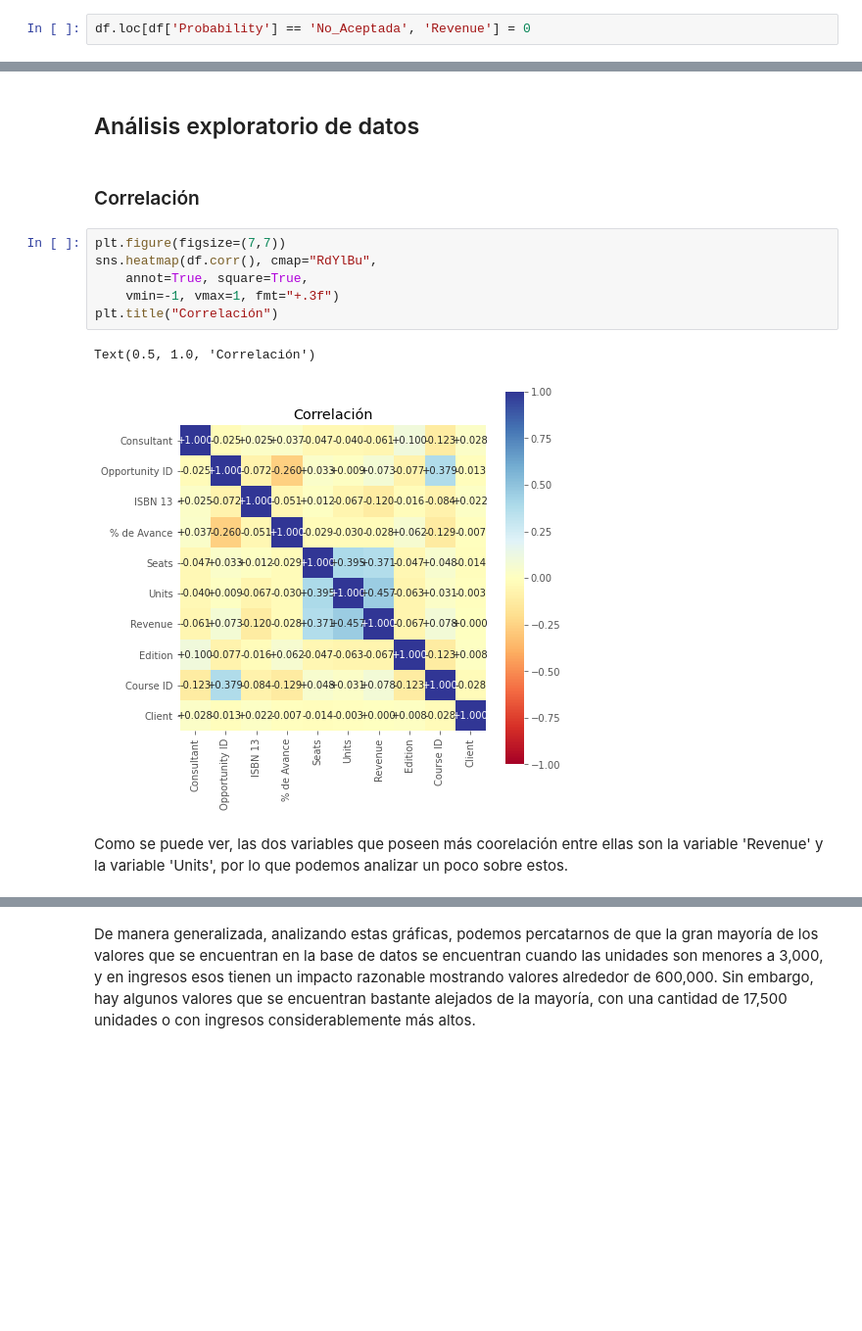
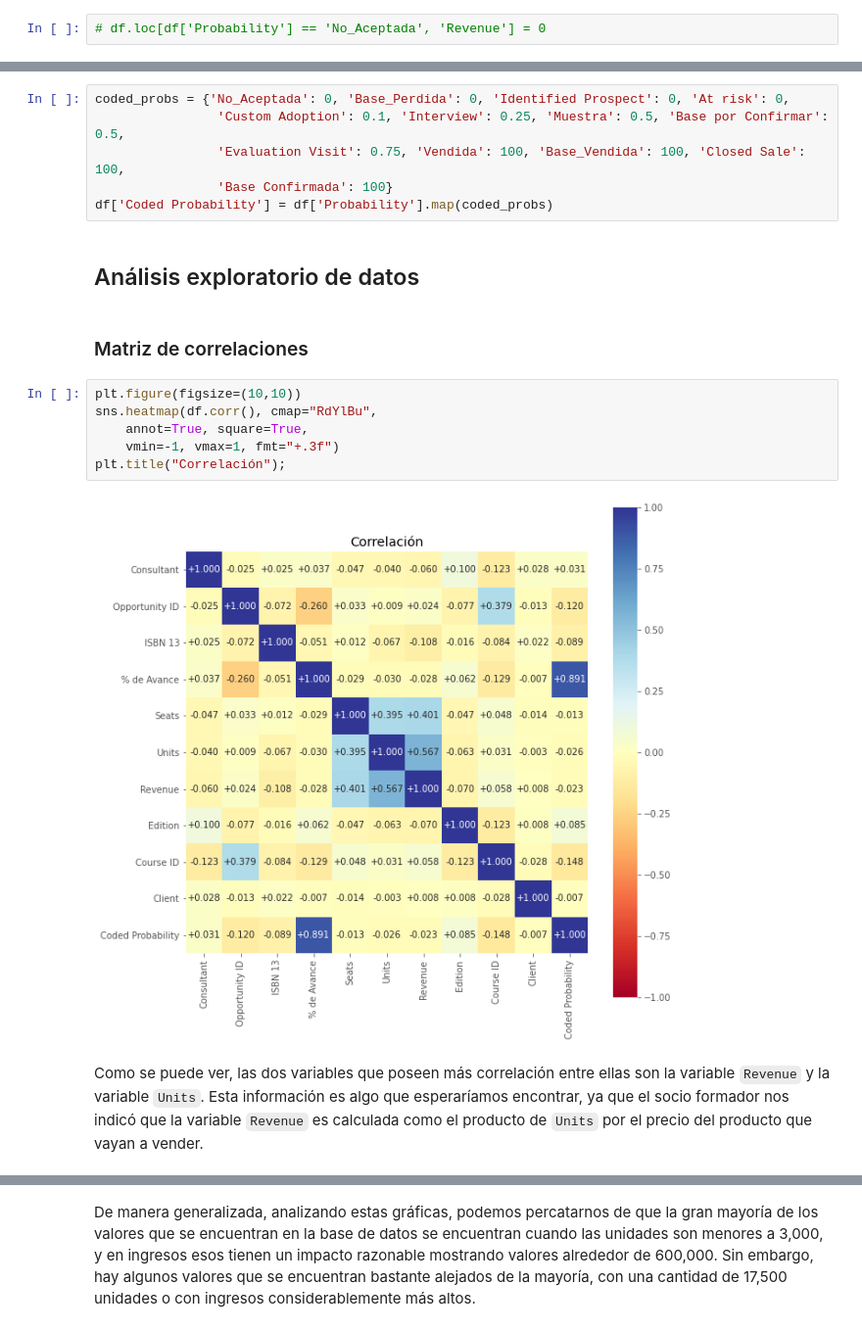
Before and after one commit to JuanEcheagaray75/CENGAGE-Sales-Analysis, a Jupyter notebook: project/reto.ipynb, the cells around one changed output, grey strips where cells are left out. Shown at 98% size. Drawn from its saved outputs; the diff is of its cells as text; blank space fills up the shorter version.

```diff
--- a/project/reto.ipynb
+++ b/project/reto.ipynb
@@ -201,5 +214,5 @@ Vemos que para el caso de la operación con el valor máximo de revenue la categ
 # %%
-df.loc[df['Probability'] == 'No_Aceptada', 'Revenue'] = 0
+# df.loc[df['Probability'] == 'No_Aceptada', 'Revenue'] = 0
 # %% [markdown]
 ### Procesamiento del `% de Avance`
 # %% [markdown]
@@ -271,15 +296,20 @@ Posible ordenamiento, estoy tratando de acomodarlas por niveles, hay varias que
+# %%
+coded_probs = {'No_Aceptada': 0, 'Base_Perdida': 0, 'Identified Prospect': 0, 'At risk': 0,
+                'Custom Adoption': 0.1, 'Interview': 0.25, 'Muestra': 0.5, 'Base por Confirmar': 0.5,
+                'Evaluation Visit': 0.75, 'Vendida': 100, 'Base_Vendida': 100, 'Closed Sale': 100,
+                'Base Confirmada': 100}
+df['Coded Probability'] = df['Probability'].map(coded_probs)
 # %% [markdown]
 ## Análisis exploratorio de datos
-# %% [markdown]
-### Correlación
+# %% [markdown]
+### Matriz de correlaciones
 # %%
-plt.figure(figsize=(7,7))
+plt.figure(figsize=(10,10))
 sns.heatmap(df.corr(), cmap="RdYlBu",
     annot=True, square=True,
     vmin=-1, vmax=1, fmt="+.3f")
-plt.title("Correlación")
+plt.title("Correlación");
 # %% [output]
-Text(0.5, 1.0, 'Correlación')
-[figure, old version]
+[figure, new version]
 # %% [markdown]
-Como se puede ver, las dos variables que poseen más coorelación entre ellas son la variable 'Revenue' y la variable 'Units', por lo que podemos analizar un poco sobre estos.
+Como se puede ver, las dos variables que poseen más correlación entre ellas son la variable `Revenue` y la variable `Units`. Esta información es algo que esperaríamos encontrar, ya que el socio formador nos indicó que la variable `Revenue` es calculada como el producto de `Units` por el precio del producto que vayan a vender.
```
Also changed, not shown: parts of 29 cells of this notebook.
